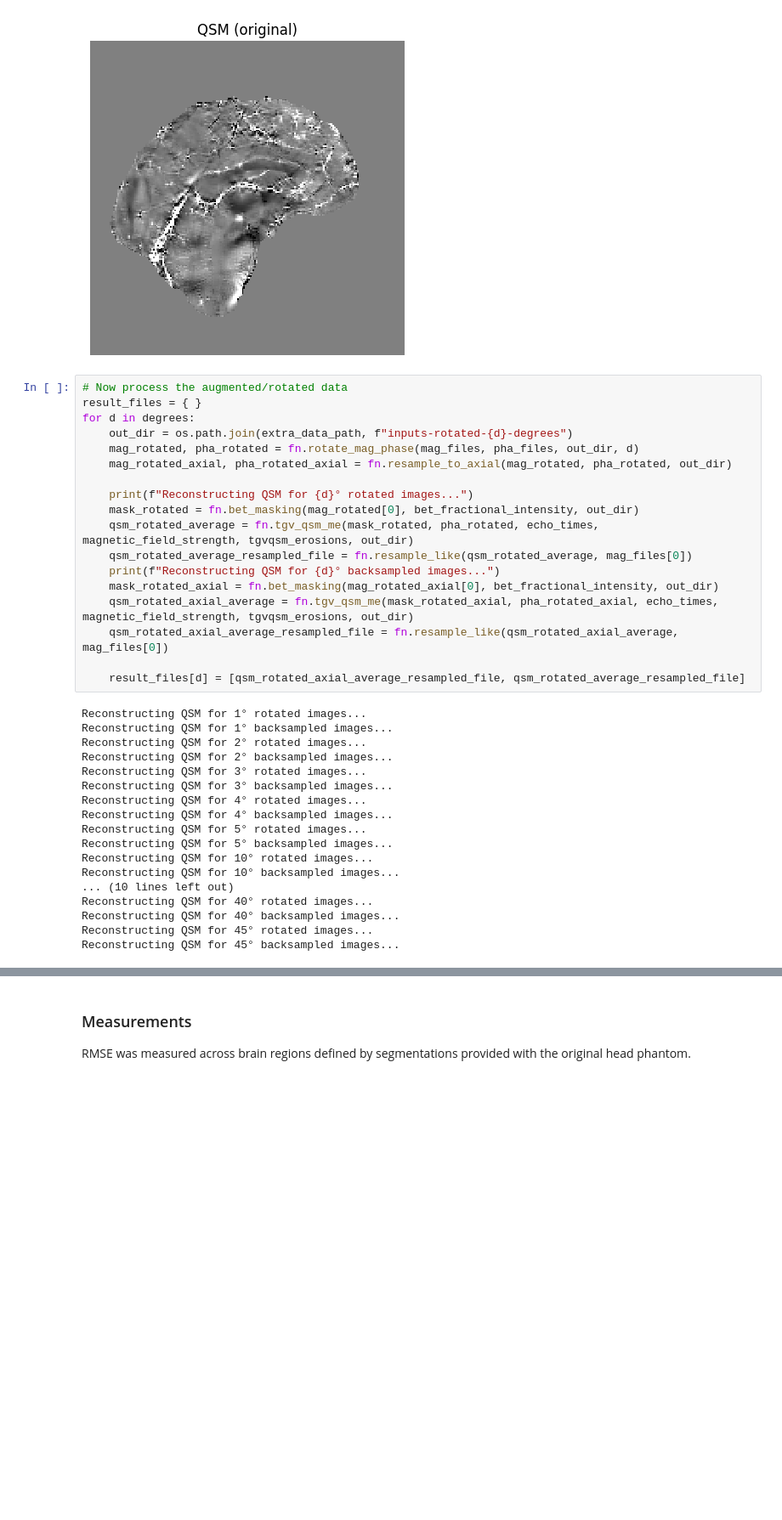
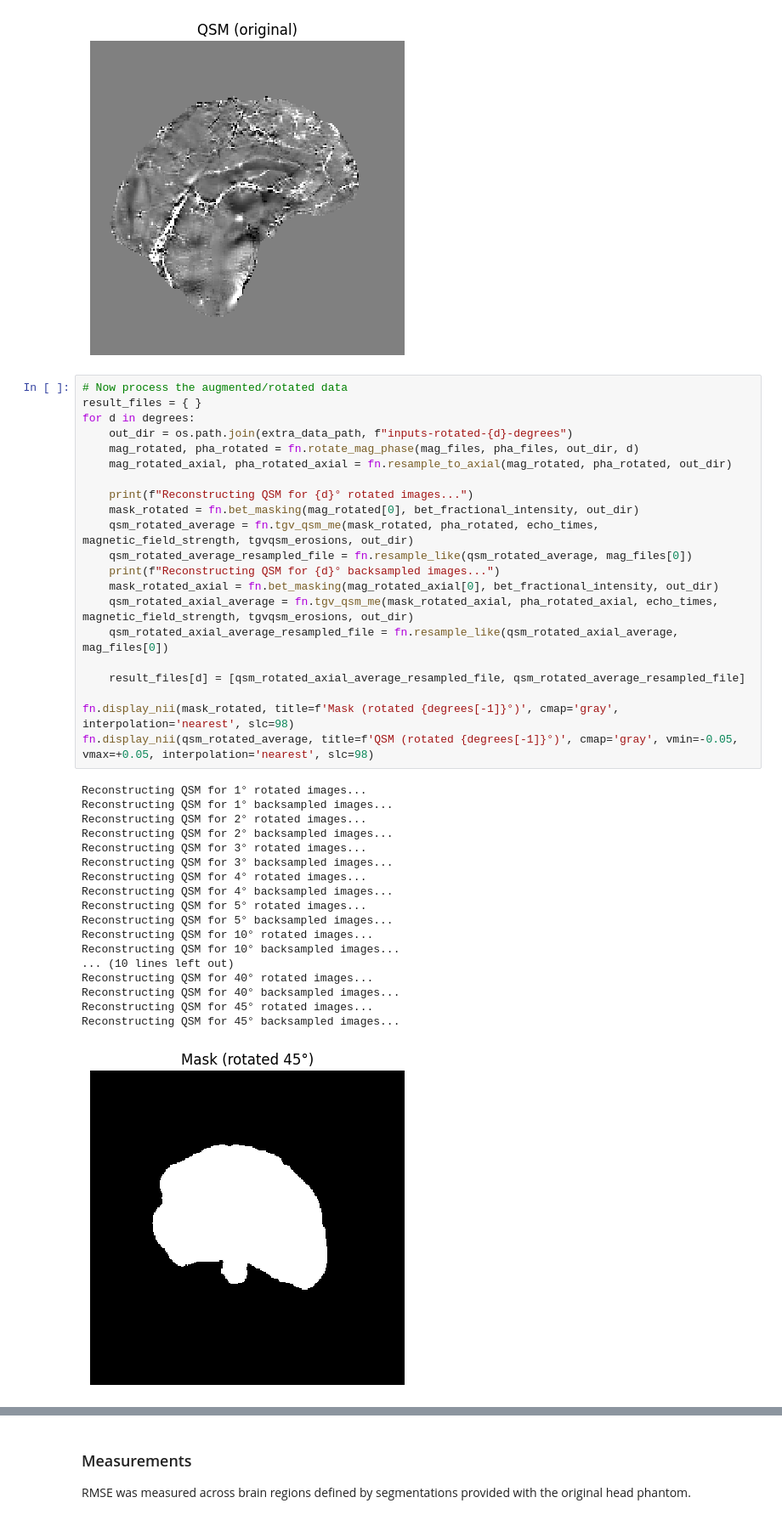
Before and after one commit to astewartau/2022-qsm-orientation-abstract, a Jupyter notebook: abstract-code.ipynb, the cells around one changed output, grey strips where cells are left out. Shown at 85% size. Drawn from its saved outputs; the diff is of its cells as text; blank space fills up the shorter version.

```diff
--- a/abstract-code.ipynb
+++ b/abstract-code.ipynb
@@ -115,30 +115,34 @@ for d in degrees:
     mag_rotated_axial, pha_rotated_axial = fn.resample_to_axial(mag_rotated, pha_rotated, out_dir)
 
     print(f"Reconstructing QSM for {d}° rotated images...")
     mask_rotated = fn.bet_masking(mag_rotated[0], bet_fractional_intensity, out_dir)
     qsm_rotated_average = fn.tgv_qsm_me(mask_rotated, pha_rotated, echo_times, magnetic_field_strength, tgvqsm_erosions, out_dir)
     qsm_rotated_average_resampled_file = fn.resample_like(qsm_rotated_average, mag_files[0])
     print(f"Reconstructing QSM for {d}° backsampled images...")
     mask_rotated_axial = fn.bet_masking(mag_rotated_axial[0], bet_fractional_intensity, out_dir)
     qsm_rotated_axial_average = fn.tgv_qsm_me(mask_rotated_axial, pha_rotated_axial, echo_times, magnetic_field_strength, tgvqsm_erosions, out_dir)
     qsm_rotated_axial_average_resampled_file = fn.resample_like(qsm_rotated_axial_average, mag_files[0])
 
     result_files[d] = [qsm_rotated_axial_average_resampled_file, qsm_rotated_average_resampled_file]
+
+fn.display_nii(mask_rotated, title=f'Mask (rotated {degrees[-1]}°)', cmap='gray', interpolation='nearest', slc=98)
+fn.display_nii(qsm_rotated_average, title=f'QSM (rotated {degrees[-1]}°)', cmap='gray', vmin=-0.05, vmax=+0.05, interpolation='nearest', slc=98)
 # %% [output]
 Reconstructing QSM for 1° rotated images...
 Reconstructing QSM for 1° backsampled images...
 Reconstructing QSM for 2° rotated images...
 Reconstructing QSM for 2° backsampled images...
 Reconstructing QSM for 3° rotated images...
 Reconstructing QSM for 3° backsampled images...
 Reconstructing QSM for 4° rotated images...
 Reconstructing QSM for 4° backsampled images...
 Reconstructing QSM for 5° rotated images...
 Reconstructing QSM for 5° backsampled images...
 Reconstructing QSM for 10° rotated images...
 Reconstructing QSM for 10° backsampled images...
 ... (10 lines left out)
 Reconstructing QSM for 40° rotated images...
 Reconstructing QSM for 40° backsampled images...
 Reconstructing QSM for 45° rotated images...
 Reconstructing QSM for 45° backsampled images...
+[figure, added]
```
Also changed, not shown: parts of 1 cell of this notebook, 3 other files.
